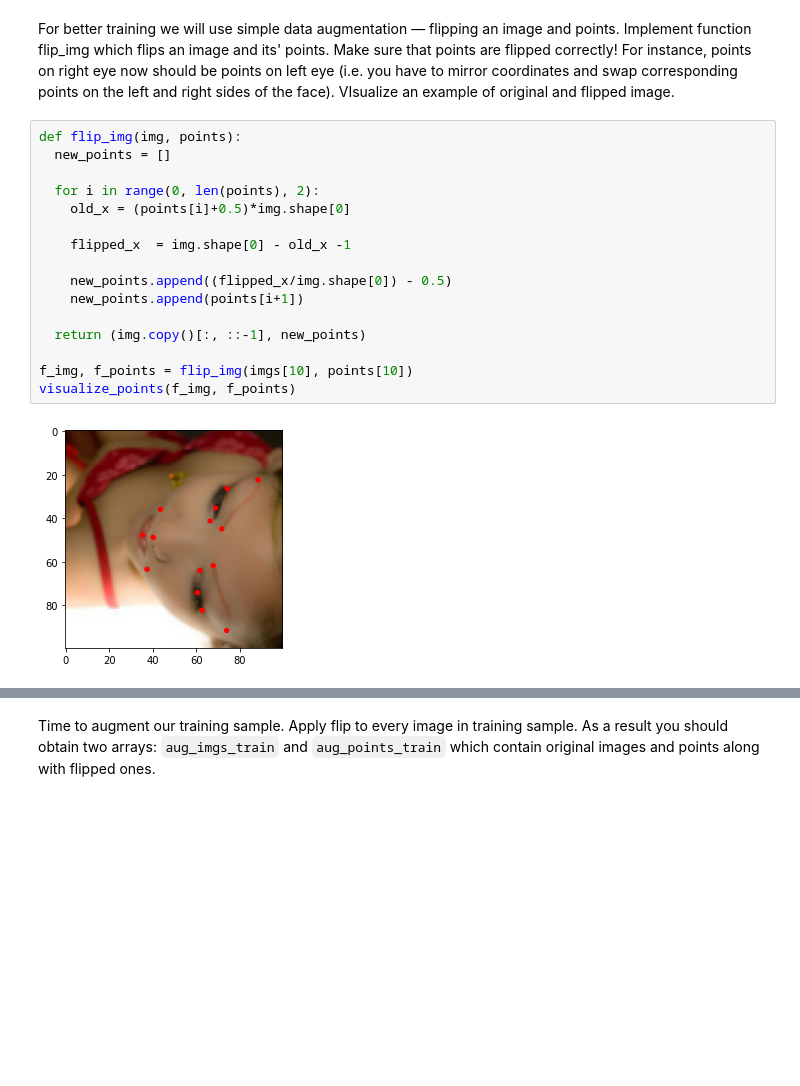
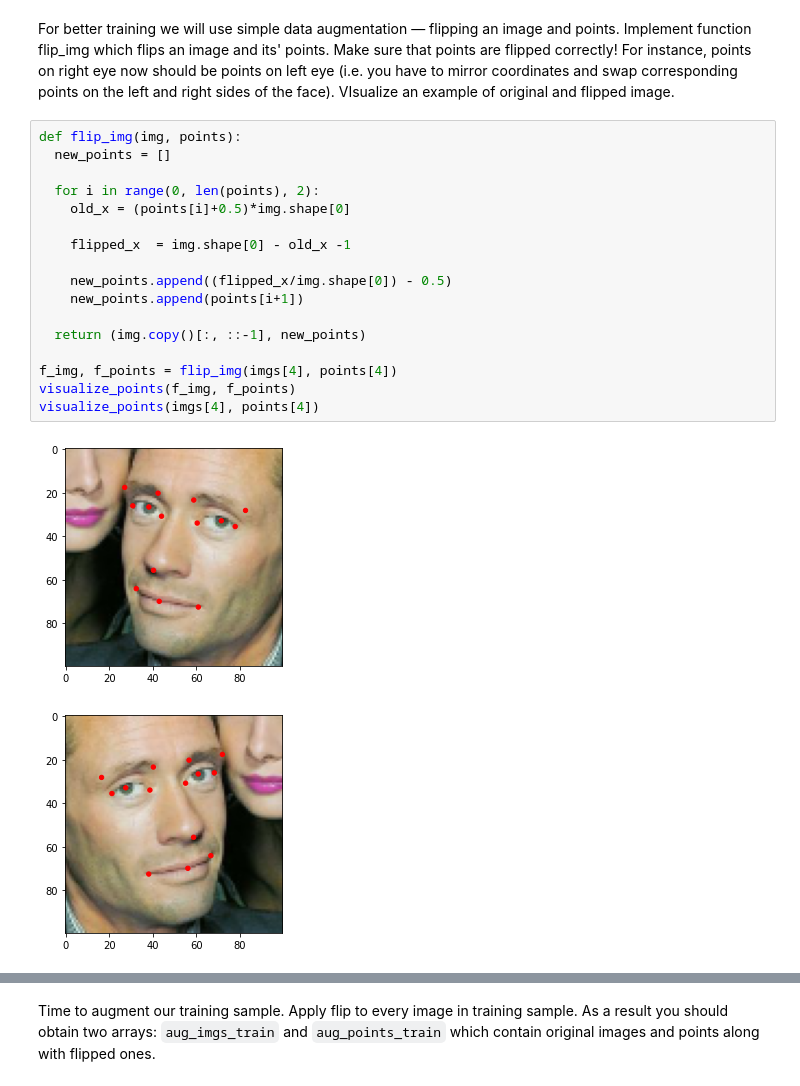
Before and after one commit to AdityaGupta030697/Computer-Vision, a Jupyter notebook: Facial_keypoints_detection.ipynb, the cells around one changed output, grey strips where cells are left out. Drawn from its saved outputs; the diff is of its cells as text; blank space fills up the shorter version.

```diff
--- a/Facial_keypoints_detection.ipynb
+++ b/Facial_keypoints_detection.ipynb
@@ -148,21 +144,23 @@ For better training we will use simple data augmentation — flipping an image a
 # %%
 def flip_img(img, points):
   new_points = []
 
   for i in range(0, len(points), 2):
     old_x = (points[i]+0.5)*img.shape[0]
 
     flipped_x  = img.shape[0] - old_x -1
 
     new_points.append((flipped_x/img.shape[0]) - 0.5)
     new_points.append(points[i+1])
 
   return (img.copy()[:, ::-1], new_points)
 
-f_img, f_points = flip_img(imgs[10], points[10])
+f_img, f_points = flip_img(imgs[4], points[4])
 visualize_points(f_img, f_points)
+visualize_points(imgs[4], points[4])
 # %% [output]
-[figure, old version]
+[figure, new version]
+[figure, added]
 # %%
 visualize_points(imgs_train[0], points_train[0])
 # %% [output]
```
Also changed, not shown: parts of 23 cells of this notebook.
